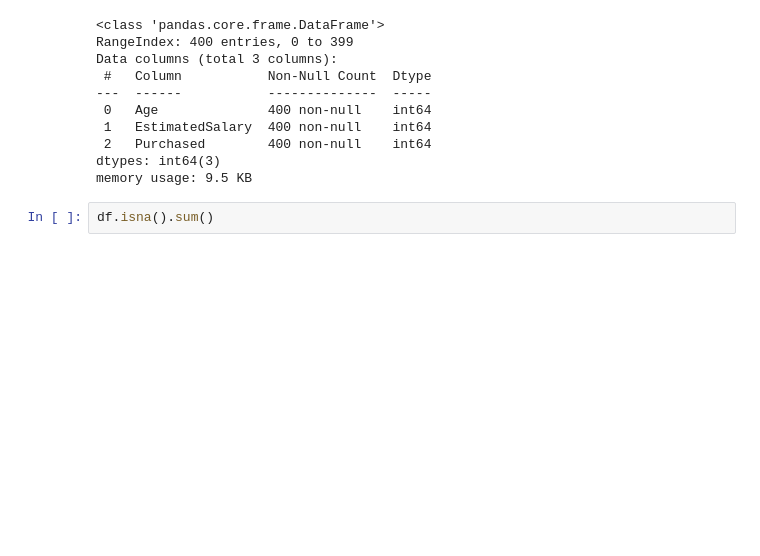
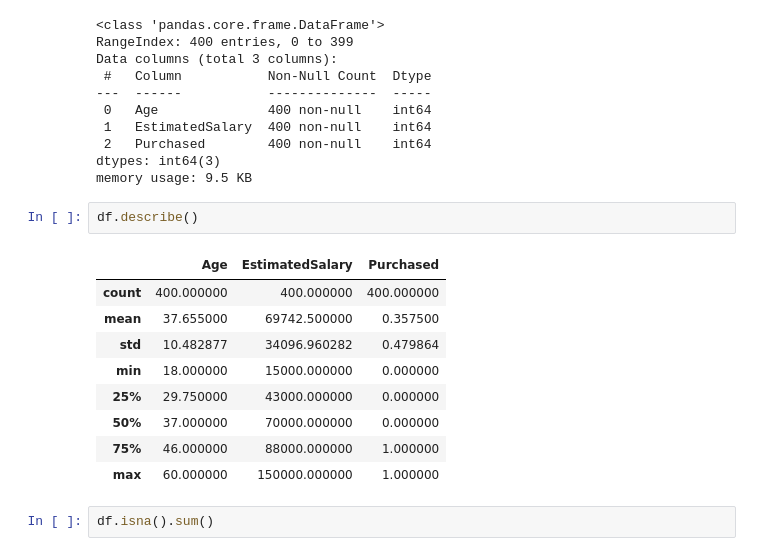
Before and after one commit to iankitraj/ML-Practical, a Jupyter notebook: 22SOECE11172 Ankit Raj Tutorial7.ipynb, the cells around one changed output. Cells and saved outputs as stored; diff of their text form; blank space fills up the shorter version.

```diff
--- a/knn.ipynb
+++ b/22SOECE11172 Ankit Raj Tutorial7.ipynb
@@ -33,6 +48,18 @@ Data columns (total 3 columns):
  2   Purchased        400 non-null    int64
 dtypes: int64(3)
 memory usage: 9.5 KB
+# %%
+df.describe()
+# %% [output]
+|  | Age | EstimatedSalary | Purchased |
+| count | 400.000000 | 400.000000 | 400.000000 |
+| mean | 37.655000 | 69742.500000 | 0.357500 |
+| std | 10.482877 | 34096.960282 | 0.479864 |
+| min | 18.000000 | 15000.000000 | 0.000000 |
+| 25% | 29.750000 | 43000.000000 | 0.000000 |
+| 50% | 37.000000 | 70000.000000 | 0.000000 |
+| 75% | 46.000000 | 88000.000000 | 1.000000 |
+| max | 60.000000 | 150000.000000 | 1.000000 |
 # %%
 df.isna().sum()
 # %% [output]
```
Also changed, not shown: parts of 5 cells of this notebook, 5 other files.
